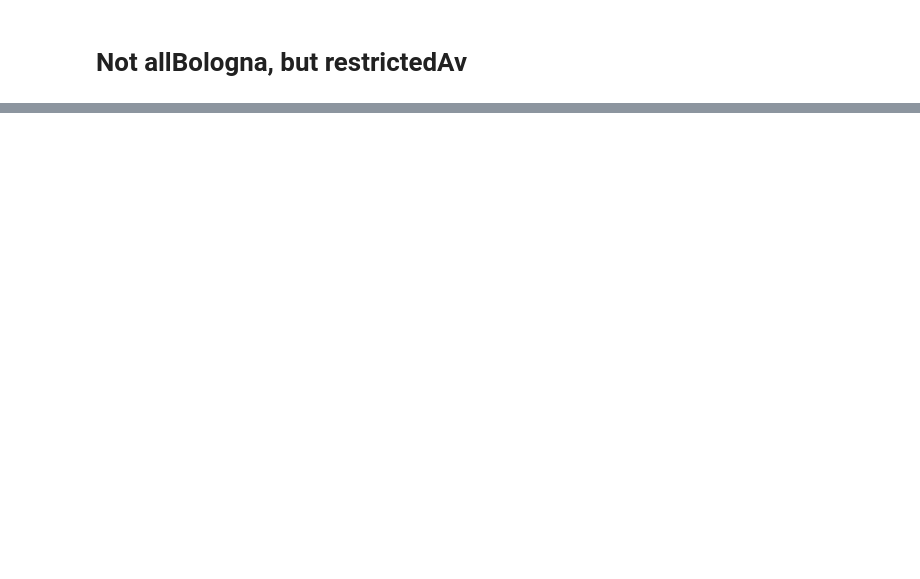
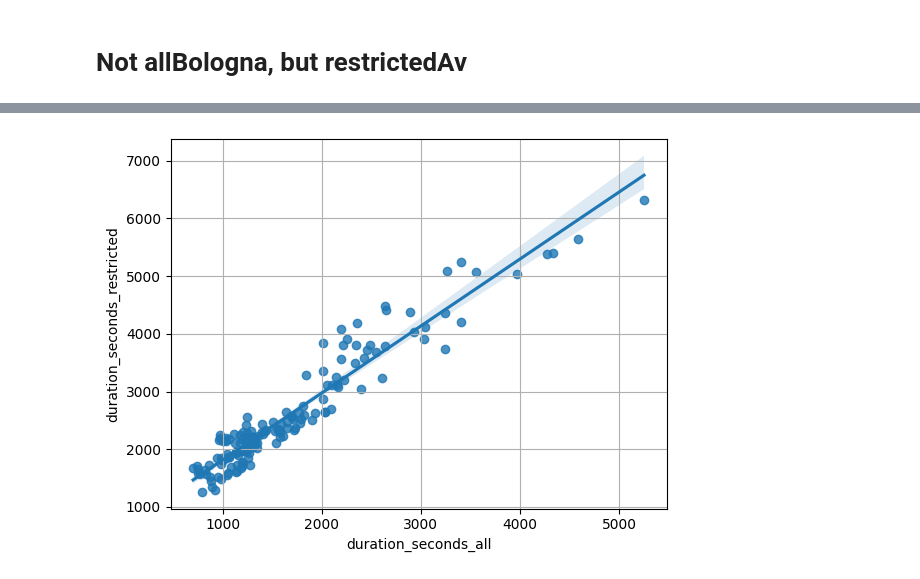
Before and after one commit to fbk-most/otp-mobility-utils, a Jupyter notebook: postprocessing/check_simplified_results.ipynb, the cells around one changed output, grey strips where cells are left out. Saved outputs shown, nothing was run; the diff lists cells and outputs as text; code cells hidden in the pictures; blank space fills up the shorter version.

```diff
--- a/postprocessing/check_simplified_results.ipynb
+++ b/postprocessing/check_simplified_results.ipynb
@@ -219,0 +398,9 @@ plt.grid()
+# %%
+zoi: str = "restrictedAv"
+method: str = "simplified" ## Choose between "simplified" and "extended"
+version: str = "20250930"
+
+df_rest_di = project.get_dataitem(f"otp_results_{method}_{zoi}_CAR_PARK_TRANSIT_v{version}")
+df_rest = df_rest_di.as_df()
+print(df_rest[df_rest["status"]=="success"].shape[0])
+print(df.columns)
@@ -219,0 +585,8 @@ plt.grid()
+# %%
+zoi: str = "allBologna"
+method: str = "simplified" ## Choose between "simplified" and "extended"
+version: str = "20250926"
+
+df_all_di = project.get_dataitem(f"otp_results_{method}_{zoi}_CAR_PARK_TRANSIT_v{version}")
+df_all = df_all_di.as_df()
+print(df_all[df_all["status"]=="success"].shape[0])
@@ -219,0 +595,4 @@ plt.grid()
+# %%
+merge_cols = df_all.columns[1:7].to_list()
+df = pd.merge(df_rest[df_rest["status"]=="success"], df_all[df_all["status"]=="success"], on=merge_cols, suffixes=["_restricted","_all"])
+df.head()
@@ -219,0 +607,5 @@ plt.grid()
+# %%
+sns.regplot(data=df, x="duration_seconds_all", y="duration_seconds_restricted")
+plt.grid()
+# %% [output]
+[figure, added]
```
Also changed, not shown: parts of 36 cells of this notebook, 2 other files.
